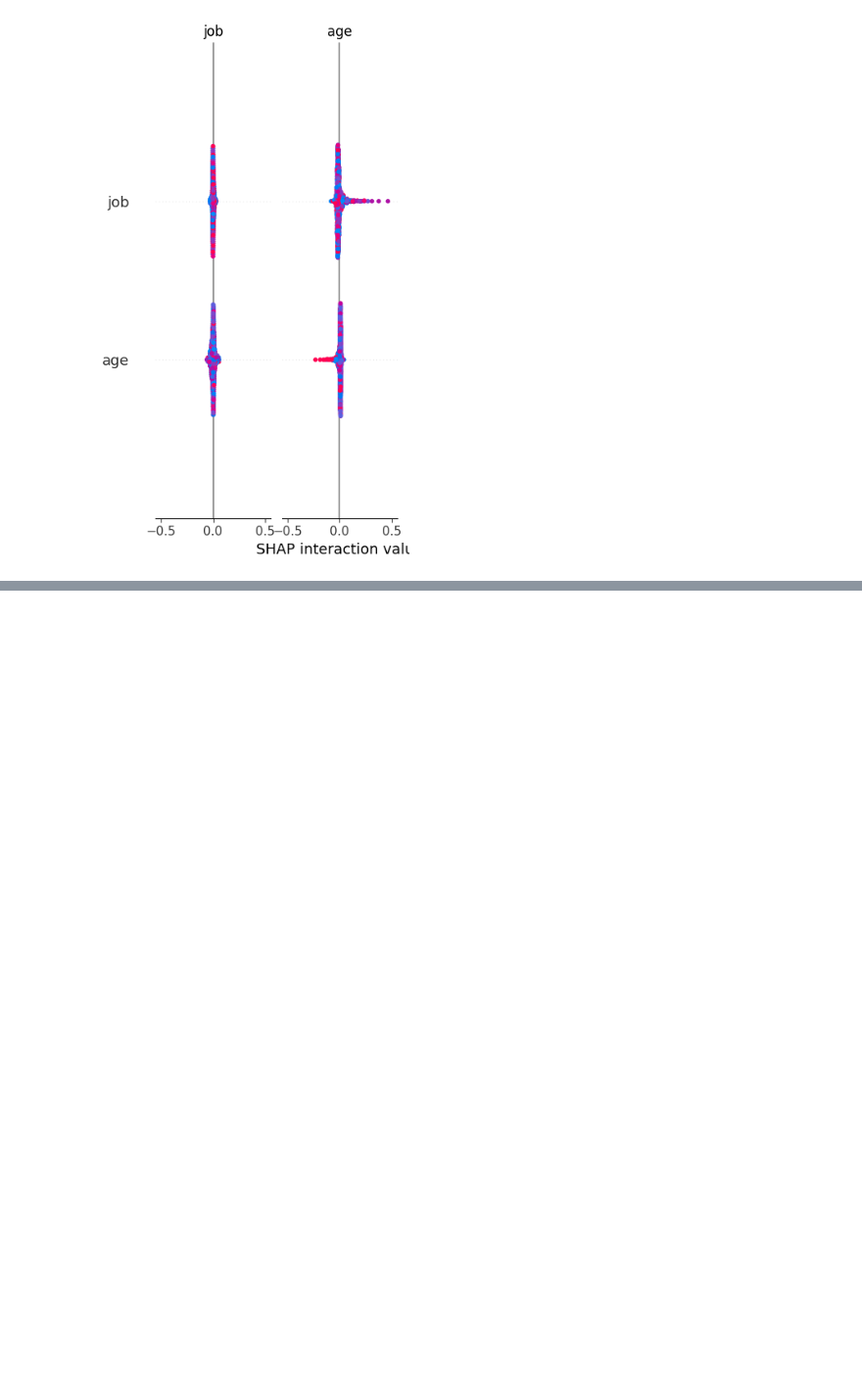
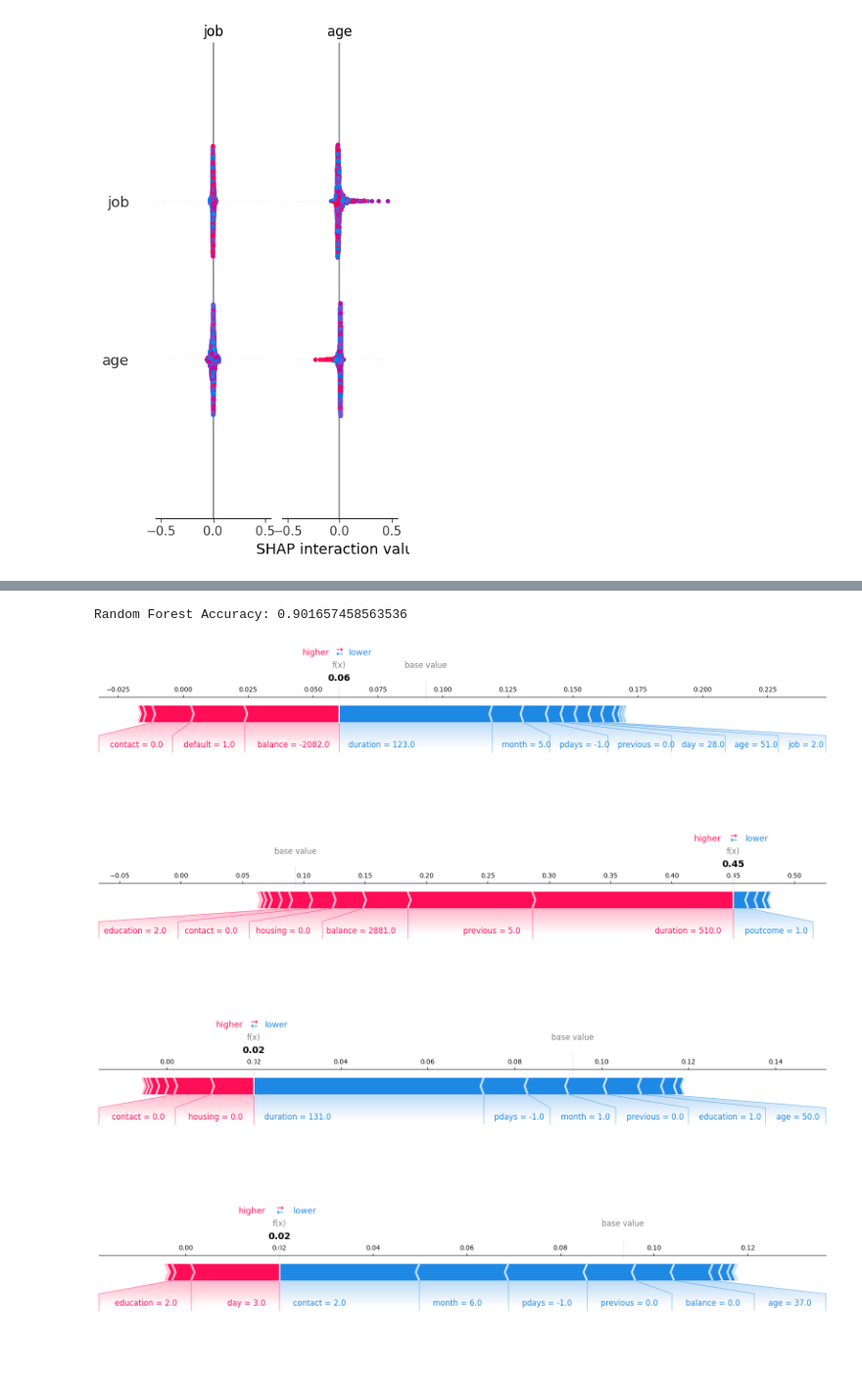
Before and after one commit to Sadain-Sikander/Term-Deposit-Prediction, a Jupyter notebook: Term Deposit Subscription Prediction.ipynb, the cells around one changed output, grey strips where cells are left out. Shown at 98% size. Saved outputs shown, nothing was run; the diff lists cells and outputs as text; code cells hidden in the pictures; blank space fills up the shorter version.

Commit message:
git add Term Deposit Subscription Prediction.ipynb

```diff
--- a/Term Deposit Subscription Prediction.ipynb
+++ b/Term Deposit Subscription Prediction.ipynb
@@ -182,10 +174,0 @@ shap.initjs()
-# %%
-# Explain 5 individual predictions for class = 1 (Subscribed)
-for i in range(5):
-    display(
-        shap.plots.force(
-            explainer.expected_value[1],
-            shap_values.values[i, :, 1],
-            X_test.iloc[i]
-        )
-    )
@@ -197,0 +177,70 @@ for i in range(5):
+# %%
+# =============================
+# 1️⃣ Imports
+# =============================
+import pandas as pd
+import numpy as np
+import matplotlib.pyplot as plt
+import seaborn as sns
+from sklearn.model_selection import train_test_split
+from sklearn.preprocessing import LabelEncoder
+from sklearn.ensemble import RandomForestClassifier
+from sklearn.metrics import accuracy_score, confusion_matrix, f1_score
+import shap
+import warnings
+warnings.filterwarnings("ignore")
+
+# =============================
+# 2️⃣ Load dataset
+# =============================
+df = pd.read_csv("bank.csv", sep=';')  # replace with your path
+
+# =============================
+# 3️⃣ Encode categorical features
+# =============================
+le = LabelEncoder()
+df['y'] = le.fit_transform(df['y'])  # target
+categorical_cols = df.select_dtypes(include='object').columns
+for col in categorical_cols:
+    df[col] = le.fit_transform(df[col])
+
+# =============================
+# 4️⃣ Split train/test
+# =============================
+X = df.drop('y', axis=1)
+y = df['y']
+X_train, X_test, y_train, y_test = train_test_split(X, y, test_size=0.2, random_state=42)
+
+# =============================
+# 5️⃣ Train Random Forest
+# =============================
+rf_model = RandomForestClassifier(n_estimators=100, random_state=42)
+rf_model.fit(X_train, y_train)
+
+# Check accuracy
+y_pred = rf_model.predict(X_test)
+print("Random Forest Accuracy:", accuracy_score(y_test, y_pred))
+
+# =============================
+# 6️⃣ SHAP Explainer
+# =============================
+explainer = shap.Explainer(rf_model, X_train)
+shap_values = explainer(X_test)
+
+# =============================
+# 7️⃣ Plot first 5 predictions as static force plots
+# =============================
+for i in range(5):
+    shap.force_plot(
+        explainer.expected_value[1],
+        shap_values.values[i, :, 1],
+        X_test.iloc[i],
+        matplotlib=True  # <-- static image, works on GitHub
+    )
+    plt.show()
+# %% [output]
+Random Forest Accuracy: 0.901657458563536
+[figure, added]
+[figure, added]
+[figure, added]
+[figure, added]
```
Also changed, not shown: parts of 5 cells of this notebook.
